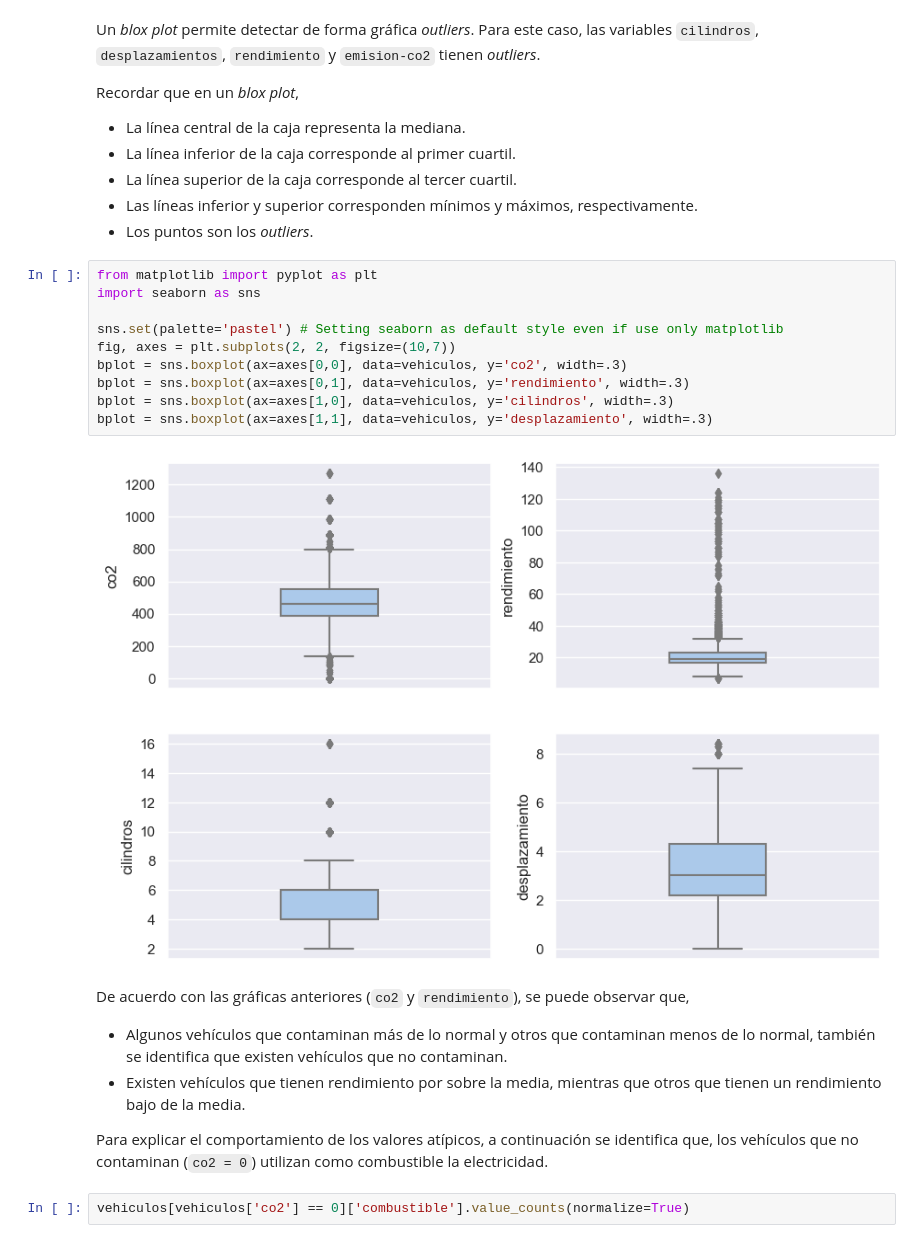
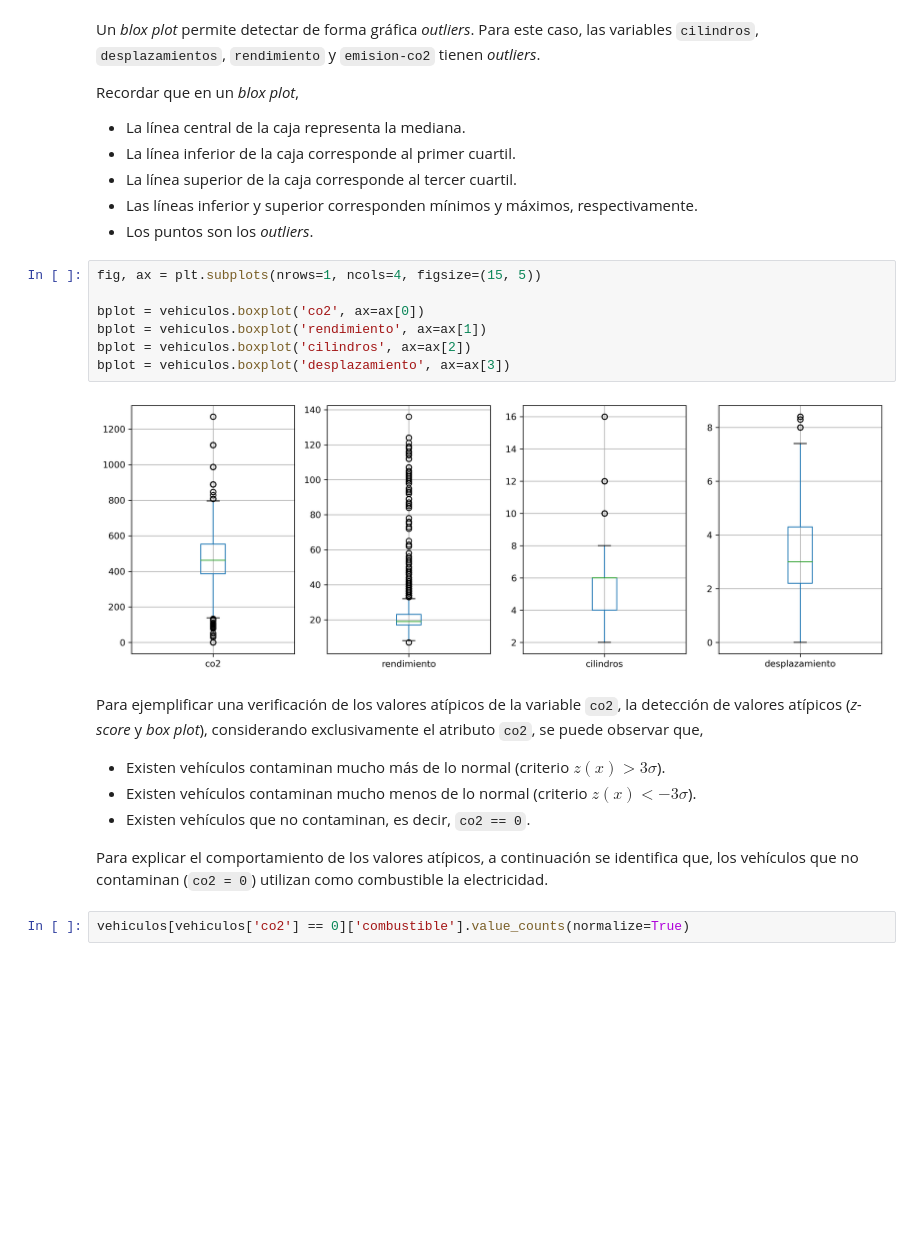
Before and after one commit to ahar0n/python-notebooks, a Jupyter notebook: 07 EDA con Python/0704 EDA 02 - Diagnostico de calidad.ipynb, the cells around one changed output. Drawn from its saved outputs; the diff is of its cells as text; blank space fills up the shorter version.

```diff
--- a/07 EDA con Python/0704 EDA 02 - Diagnostico de calidad.ipynb
+++ b/07 EDA con Python/0704 EDA 02 - Diagnostico de calidad.ipynb
@@ -225,23 +230,21 @@ Recordar que en un _blox plot_,
 - La línea superior de la caja corresponde al tercer cuartil.
 - Las líneas inferior y superior corresponden mínimos y máximos, respectivamente.
 - Los puntos son los _outliers_.
-# %%
-from matplotlib import pyplot as plt
-import seaborn as sns
-
-sns.set(palette='pastel') # Setting seaborn as default style even if use only matplotlib
-fig, axes = plt.subplots(2, 2, figsize=(10,7))
-bplot = sns.boxplot(ax=axes[0,0], data=vehiculos, y='co2', width=.3)
-bplot = sns.boxplot(ax=axes[0,1], data=vehiculos, y='rendimiento', width=.3)
-bplot = sns.boxplot(ax=axes[1,0], data=vehiculos, y='cilindros', width=.3)
-bplot = sns.boxplot(ax=axes[1,1], data=vehiculos, y='desplazamiento', width=.3)
-# %% [output]
-[figure, removed]
+# %%
+fig, ax = plt.subplots(nrows=1, ncols=4, figsize=(15, 5))
+
+bplot = vehiculos.boxplot('co2', ax=ax[0])
+bplot = vehiculos.boxplot('rendimiento', ax=ax[1])
+bplot = vehiculos.boxplot('cilindros', ax=ax[2])
+bplot = vehiculos.boxplot('desplazamiento', ax=ax[3])
+# %% [output]
+[figure, added]
 # %% [markdown]
-De acuerdo con las gráficas anteriores (`co2` y `rendimiento`), se puede observar que,
+Para ejemplificar una verificación de los valores atípicos de la variable `co2`, la detección de valores atípicos (_z-score_ y _box plot_), considerando exclusivamente el atributo `co2`, se puede observar que,
 
-- Algunos vehículos que contaminan más de lo normal y otros que contaminan menos de lo normal, también se identifica que existen vehículos que no contaminan.
-- Existen vehículos que tienen rendimiento por sobre la media, mientras que otros que tienen un rendimiento bajo de la media.
+- Existen vehículos contaminan mucho más de lo normal (criterio $z(x) > 3\sigma$).
+- Existen vehículos contaminan mucho menos de lo normal (criterio $z(x) < -3\sigma$).
+- Existen vehículos que no contaminan, es decir, `co2 == 0`.
 
 Para explicar el comportamiento de los valores atípicos, a continuación se identifica que, los vehículos que no contaminan (`co2 = 0`) utilizan como combustible la electricidad.
 # %%
```
Also changed, not shown: parts of 10 cells of this notebook, 2 other files.
